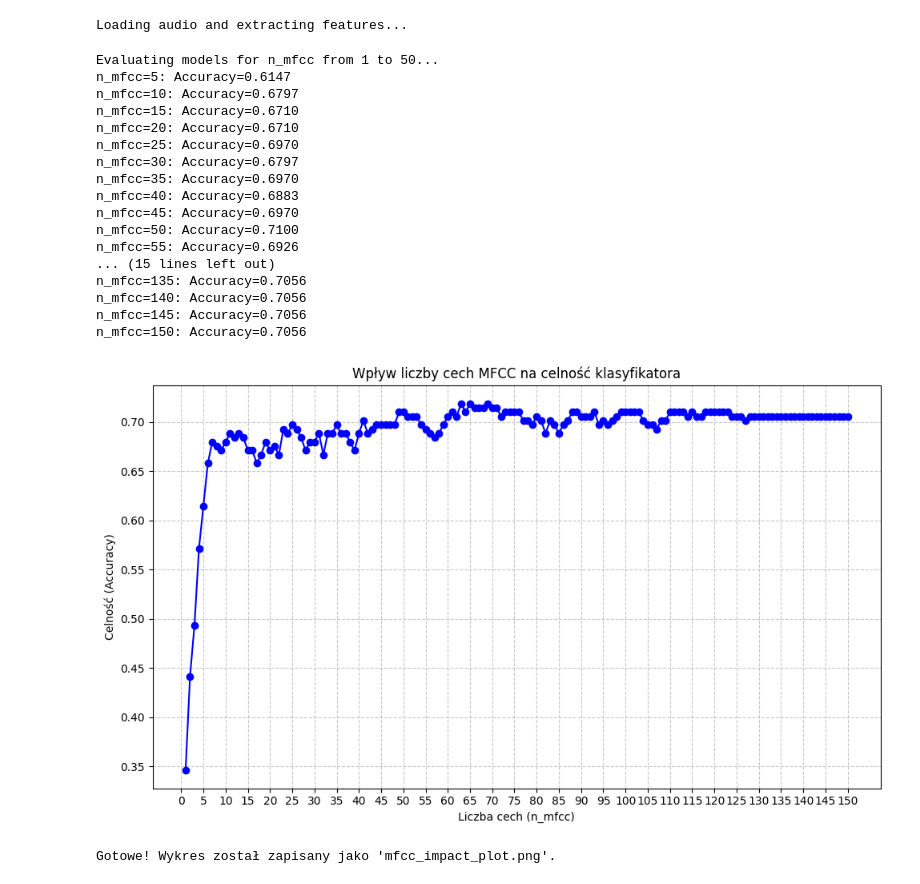
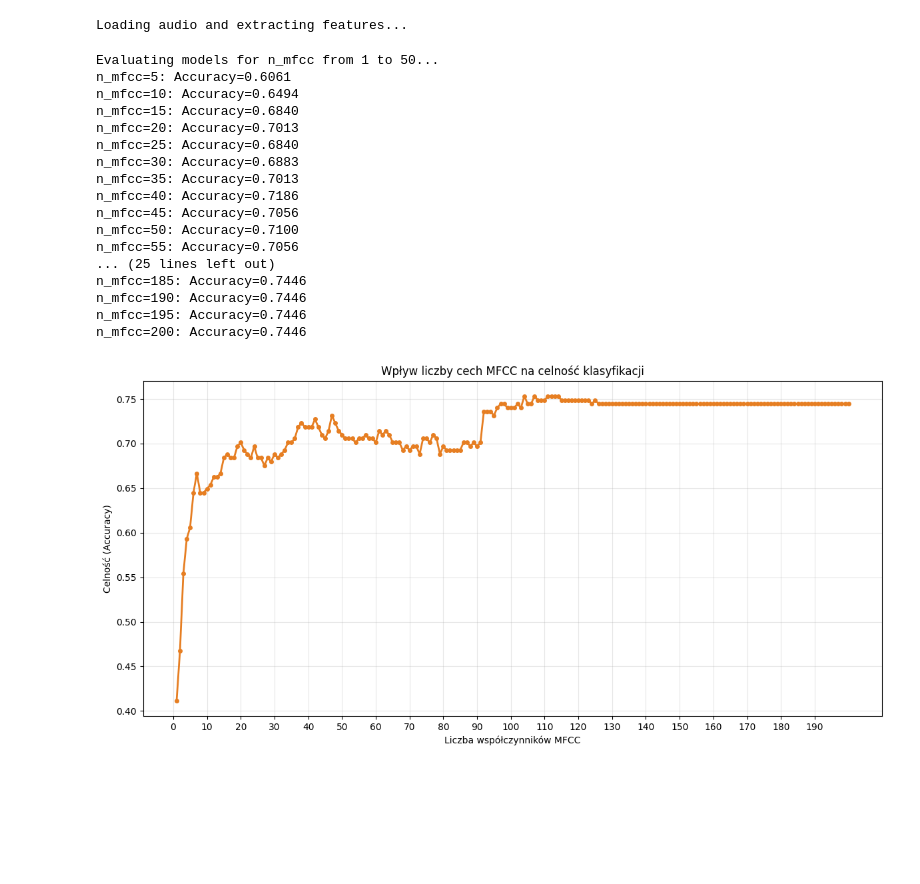
Before and after one commit to muzykos/Projekt_badawczy_System_rozpoznawania_zdarzen_dzwiekowych_w_przestrzeni_domowej, a Jupyter notebook: src/notebook/mfcc-impact_simple.ipynb, the cells around one changed output. Drawn from its saved outputs; the diff is of its cells as text; code cells hidden in the pictures; blank space fills up the shorter version.

Commit message:
add mfcc amount impact plotting and some other fixes

```diff
--- a/src/notebook/mfcc-impact_simple.ipynb
+++ b/src/notebook/mfcc-impact_simple.ipynb
@@ -10,7 +10,7 @@ from sklearn.metrics import accuracy_score
 
 # --- Configuration ---
 DATA_DIR = '../../dataset/'  # Adjust this path to your dataset location
-MAX_MFCC = 150
+MAX_MFCC = 200
 RANDOM_STATE = 42
 
 def prepare_data(data_dir, max_mfcc=50):
@@ -61,58 +61,52 @@ for n in n_range:
     # Split data
     X_train, X_test, y_train, y_test = train_test_split(
         X_n, y, test_size=0.33, random_state=RANDOM_STATE, stratify=y
     )
 
     # Scale features
     scaler = StandardScaler()
     X_train_scaled = scaler.fit_transform(X_train)
     X_test_scaled = scaler.transform(X_test)
 
     # Train classifier (SVC as in the original notebook)
     clf = SVC(kernel="rbf")
     clf.fit(X_train_scaled, y_train)
 
     # Predict and calculate accuracy
     y_pred = clf.predict(X_test_scaled)
     acc = accuracy_score(y_test, y_pred)
     accuracies.append(acc)
 
     if n % 5 == 0:
         print(f"n_mfcc={n}: Accuracy={acc:.4f}")
 
 # 4. Visualization
-plt.figure(figsize=(10, 6))
-plt.plot(n_range, accuracies, marker='o', linestyle='-', color='b')
-plt.title('Wpływ liczby cech MFCC na celność klasyfikatora')
-plt.xlabel('Liczba cech (n_mfcc)')
+plt.figure(figsize=(12, 6))
+plt.plot(n_range, accuracies, marker='o', color='#e67e22', linewidth=2, markersize=4)
+plt.title('Wpływ liczby cech MFCC na celność klasyfikacji')
+plt.xlabel('Liczba współczynników MFCC')
 plt.ylabel('Celność (Accuracy)')
-plt.grid(True, linestyle='--', alpha=0.7)
-plt.xticks(np.arange(0, MAX_MFCC + 1, 5))
+plt.grid(True, alpha=0.3)
+plt.xticks(np.arange(0, MAX_MFCC, 10))
 plt.tight_layout()
-
-# Save or show the plot
-plt.savefig('mfcc_impact_plot.png')
 plt.show()
-
-print("Gotowe! Wykres został zapisany jako 'mfcc_impact_plot.png'.")
 # %% [output]
 Loading audio and extracting features...
 Evaluating models for n_mfcc from 1 to 50...
-n_mfcc=5: Accuracy=0.6147
-n_mfcc=10: Accuracy=0.6797
-n_mfcc=15: Accuracy=0.6710
-n_mfcc=20: Accuracy=0.6710
-n_mfcc=25: Accuracy=0.6970
-n_mfcc=30: Accuracy=0.6797
-n_mfcc=35: Accuracy=0.6970
-n_mfcc=40: Accuracy=0.6883
-n_mfcc=45: Accuracy=0.6970
+n_mfcc=5: Accuracy=0.6061
+n_mfcc=10: Accuracy=0.6494
+n_mfcc=15: Accuracy=0.6840
+n_mfcc=20: Accuracy=0.7013
+n_mfcc=25: Accuracy=0.6840
+n_mfcc=30: Accuracy=0.6883
+n_mfcc=35: Accuracy=0.7013
+n_mfcc=40: Accuracy=0.7186
+n_mfcc=45: Accuracy=0.7056
 n_mfcc=50: Accuracy=0.7100
-n_mfcc=55: Accuracy=0.6926
-... (15 lines left out)
-n_mfcc=135: Accuracy=0.7056
-n_mfcc=140: Accuracy=0.7056
-n_mfcc=145: Accuracy=0.7056
-n_mfcc=150: Accuracy=0.7056
+n_mfcc=55: Accuracy=0.7056
+... (25 lines left out)
+n_mfcc=185: Accuracy=0.7446
+n_mfcc=190: Accuracy=0.7446
+n_mfcc=195: Accuracy=0.7446
+n_mfcc=200: Accuracy=0.7446
-[figure, old version]
+[figure, new version]
-Gotowe! Wykres został zapisany jako 'mfcc_impact_plot.png'.
```
Also changed, not shown: 3 other files.
